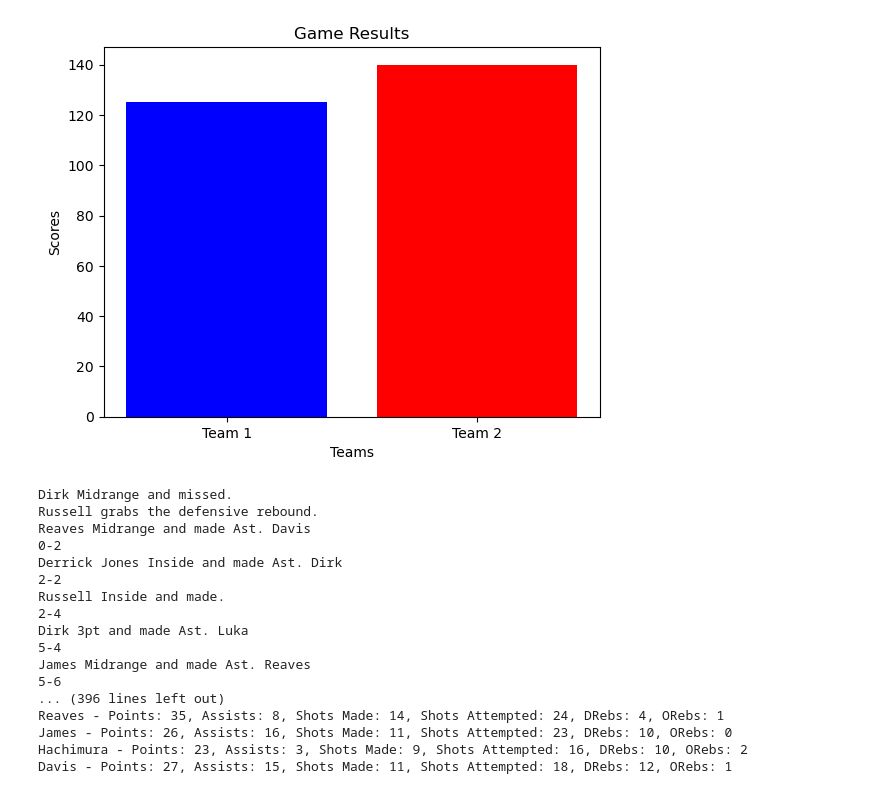
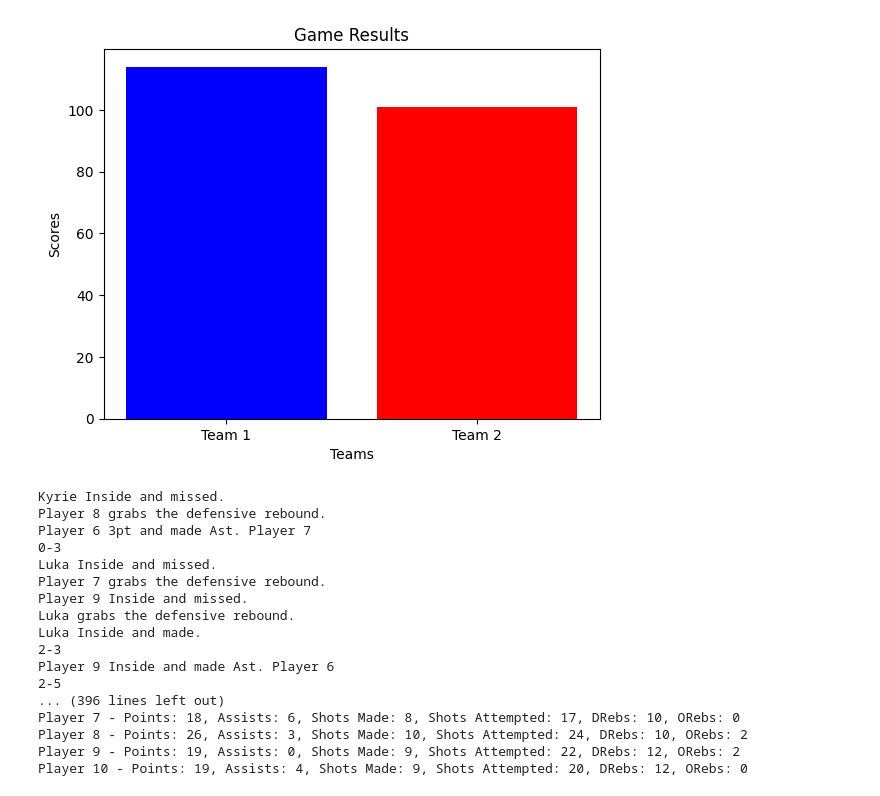
Before and after one commit to BasketballDynasty/Sim-Engine, a Jupyter notebook: Sim-Engine-Test.ipynb, the cells around one changed output. Cells and saved outputs as stored; diff of their text form; code cells hidden in the pictures.

Commit message:
implemented assists

```diff
--- a/Sim-Engine-Test.ipynb
+++ b/Sim-Engine-Test.ipynb
@@ -1,11 +1,9 @@
 # %%
 class Player:
-    def __init__(self, name, position, three_pt, midrange, inside, defense, stamina, speed, iq, usage, rebounding):
+    def __init__(self, name, position, offense, defense, stamina, speed, iq, usage, rebounding, passing):
         self.name = name
         self.position = position
-        self.three_pt = three_pt
-        self.midrange = midrange
-        self.inside = inside
+        self.offense = offense
         self.defense = defense
         self.stamina = stamina
         self.speed = speed
@@ -13,6 +11,7 @@ class Player:
         self.usage = usage
         self.confidence = 1.0
         self.rebounding = rebounding
+        self.passing = passing
 
         self.points = 0
         self.shots_made = 0
@@ -23,9 +22,7 @@ class Player:
         self.totalRebounds = 0
 
     def adjust_attributes(self, matchup_effect):
-        self.three_pt += matchup_effect['three_pt']
-        self.midrange += matchup_effect['midrange']
-        self.inside += matchup_effect['inside']
+        self.offense += matchup_effect['offense']
         self.defense += matchup_effect['defense']
 
 class Team:
@@ -190,60 +204,60 @@ def plot_game_results(team1_score, team2_score):
     plt.show()
 
 def display_box_score(team):
     print(f"Box Score for {team.name}:")
     for player in team.players:
         print(f"{player.name} - Points: {player.points}, Assists: {player.assists}, "
               f"Shots Made: {player.shots_made}, Shots Attempted: {player.shots_attempted}, "
               f"DRebs: {player.defRebounds}, ORebs: {player.offRebounds}")
 
 # Example usage
 team1_players = [
-    Player('Kyrie', 'PG', 75, 75, 85, 55, 85, 80, 80, 25, 30),
-    Player('Luka', 'SG', 85, 75, 80, 60, 80, 40,90, 35, 65),
-    Player('Derrick Jones', 'SF', 50, 45, 88, 78, 82,76,45, 10,50),
-    Player('Lively', 'PF', 74, 10, 15, 75, 79, 50,30, 13, 70),
-    Player('Dirk', 'C', 82, 70, 86, 80, 81, 45,65, 25, 60)
+    Player('Kyrie', 'PG', 80, 70, 90, 80, 85, 20, 25, 60),
+    Player('Luka', 'SG', 75, 65, 85, 75, 80, 30, 35, 85),
+    Player('THJ', 'SF', 78, 72, 88, 78, 82, 25, 30, 30),
+    Player('Lively', 'PF', 74, 68, 84, 76, 79, 15, 80, 20),
+    Player('Dirk', 'C', 82, 75, 86, 79, 81, 10, 60, 40)
 ]
 
 team2_players = [
-    Player('Russell', 'PG', 80, 75, 50, 55, 85, 80, 65, 25, 30),
-    Player('Reaves', 'SG', 76, 73, 57, 45, 80, 70,50, 15, 25),
-    Player('James', 'SF', 75, 78, 85, 78, 82,76,90, 30,60),
-    Player('Hachimura', 'PF', 70, 70, 75, 75, 79, 50,30, 13, 55),
-    Player('Davis', 'C', 55, 83, 90, 90, 81, 45,55, 25, 80)
+    Player('Player 6', 'PG', 78, 72, 88, 78, 82, 25, 25, 85),
+    Player('Player 7', 'SG', 74, 68, 84, 76, 79, 28, 35, 60),
+    Player('Player 8', 'SF', 76, 71, 85, 77, 80, 22, 55, 30),
+    Player('Player 9', 'PF', 73, 67, 83, 75, 78, 18, 65, 20),
+    Player('Player 10', 'C', 81, 74, 87, 80, 83, 15, 85, 60)
 ]
 
 team1 = Team('Team 1', team1_players)
 team2 = Team('Team 2', team2_players)
 
 team1_score, team2_score, play_by_play = simulate_game(team1, team2, 200)
 plot_game_results(team1_score, team2_score)
 
 # Display play-by-play
 for play in play_by_play:
     print(play)
 
 # Display box scores
 display_box_score(team1)
 display_box_score(team2)
 # %% [output]
-[figure, old version]
+[figure, new version]
-Dirk Midrange and missed.
-Russell grabs the defensive rebound.
-Reaves Midrange and made Ast. Davis
-0-2
-Derrick Jones Inside and made Ast. Dirk
-2-2
-Russell Inside and made.
-2-4
-Dirk 3pt and made Ast. Luka
-5-4
-James Midrange and made Ast. Reaves
-5-6
+Kyrie Inside and missed.
+Player 8 grabs the defensive rebound.
+Player 6 3pt and made Ast. Player 7
+0-3
+Luka Inside and missed.
+Player 7 grabs the defensive rebound.
+Player 9 Inside and missed.
+Luka grabs the defensive rebound.
+Luka Inside and made.
+2-3
+Player 9 Inside and made Ast. Player 6
+2-5
 ... (396 lines left out)
-Reaves - Points: 35, Assists: 8, Shots Made: 14, Shots Attempted: 24, DRebs: 4, ORebs: 1
-James - Points: 26, Assists: 16, Shots Made: 11, Shots Attempted: 23, DRebs: 10, ORebs: 0
-Hachimura - Points: 23, Assists: 3, Shots Made: 9, Shots Attempted: 16, DRebs: 10, ORebs: 2
-Davis - Points: 27, Assists: 15, Shots Made: 11, Shots Attempted: 18, DRebs: 12, ORebs: 1
+Player 7 - Points: 18, Assists: 6, Shots Made: 8, Shots Attempted: 17, DRebs: 10, ORebs: 0
+Player 8 - Points: 26, Assists: 3, Shots Made: 10, Shots Attempted: 24, DRebs: 10, ORebs: 2
+Player 9 - Points: 19, Assists: 0, Shots Made: 9, Shots Attempted: 22, DRebs: 12, ORebs: 2
+Player 10 - Points: 19, Assists: 4, Shots Made: 9, Shots Attempted: 20, DRebs: 12, ORebs: 0
 # %%
 #pip install notebook
```
Also changed, not shown: parts of 2 cells of this notebook.
